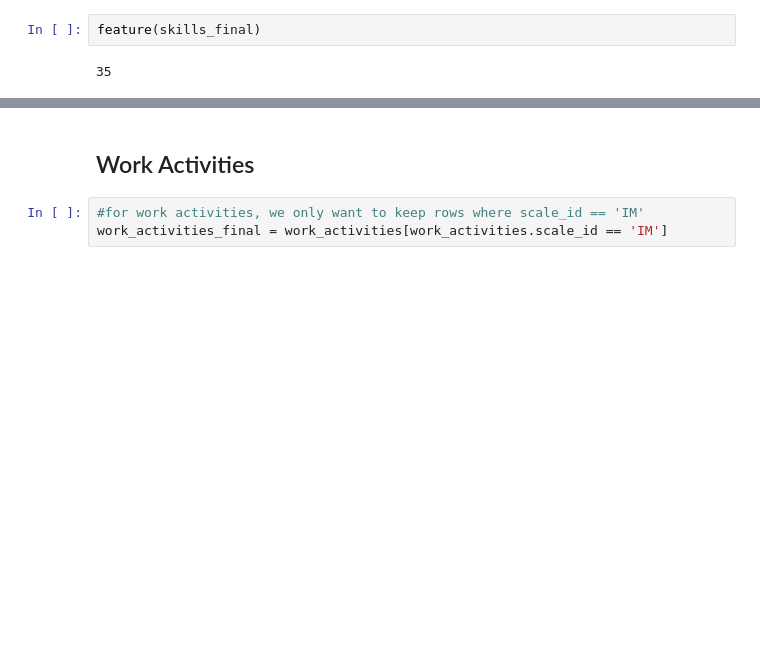
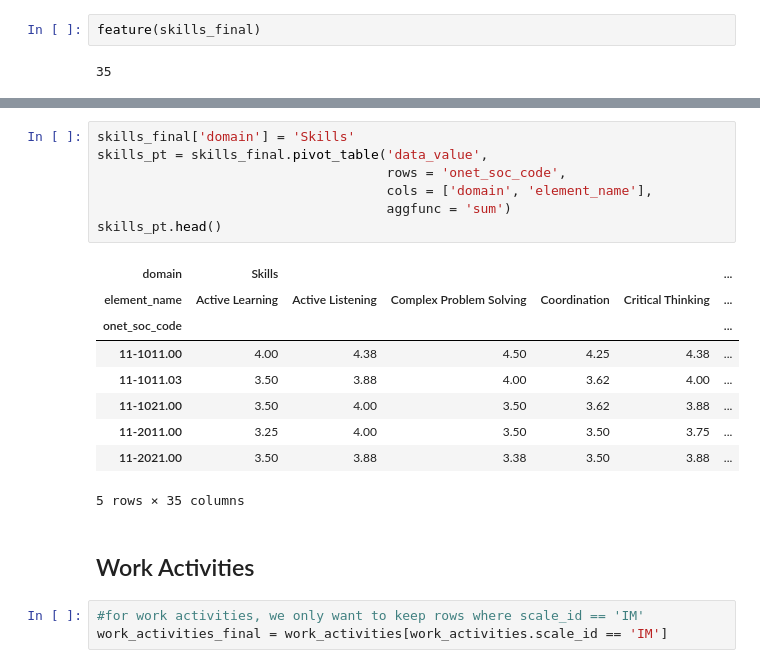
Before and after one commit to annaswigart/career-xplorer, a Jupyter notebook: ipython_notebooks/data_manipulation.ipynb, the cells around one changed output, grey strips where cells are left out. Cells and saved outputs as stored; diff of their text form; blank space fills up the shorter version.

```diff
--- a/ipython_notebooks/data_manipulation.ipynb
+++ b/ipython_notebooks/data_manipulation.ipynb
@@ -131,3 +175,20 @@ feature(skills_final)
+# %%
+skills_final['domain'] = 'Skills'
+skills_pt = skills_final.pivot_table('data_value',
+                                     rows = 'onet_soc_code',
+                                     cols = ['domain', 'element_name'],
+                                     aggfunc = 'sum')
+skills_pt.head()
+# %% [output]
+| domain | Skills |  |  |  |  | ... |
+| element_name | Active Learning | Active Listening | Complex Problem Solving | Coordination | Critical Thinking | ... |
+| onet_soc_code |  |  |  |  |  | ... |
+| 11-1011.00 | 4.00 | 4.38 | 4.50 | 4.25 | 4.38 | ... |
+| 11-1011.03 | 3.50 | 3.88 | 4.00 | 3.62 | 4.00 | ... |
+| 11-1021.00 | 3.50 | 4.00 | 3.50 | 3.62 | 3.88 | ... |
+| 11-2011.00 | 3.25 | 4.00 | 3.50 | 3.50 | 3.75 | ... |
+| 11-2021.00 | 3.50 | 3.88 | 3.38 | 3.50 | 3.88 | ... |
+5 rows × 35 columns
 # %% [markdown]
 ## Work Activities
 # %%
```
Also changed, not shown: parts of 16 cells of this notebook, 1 other file.
